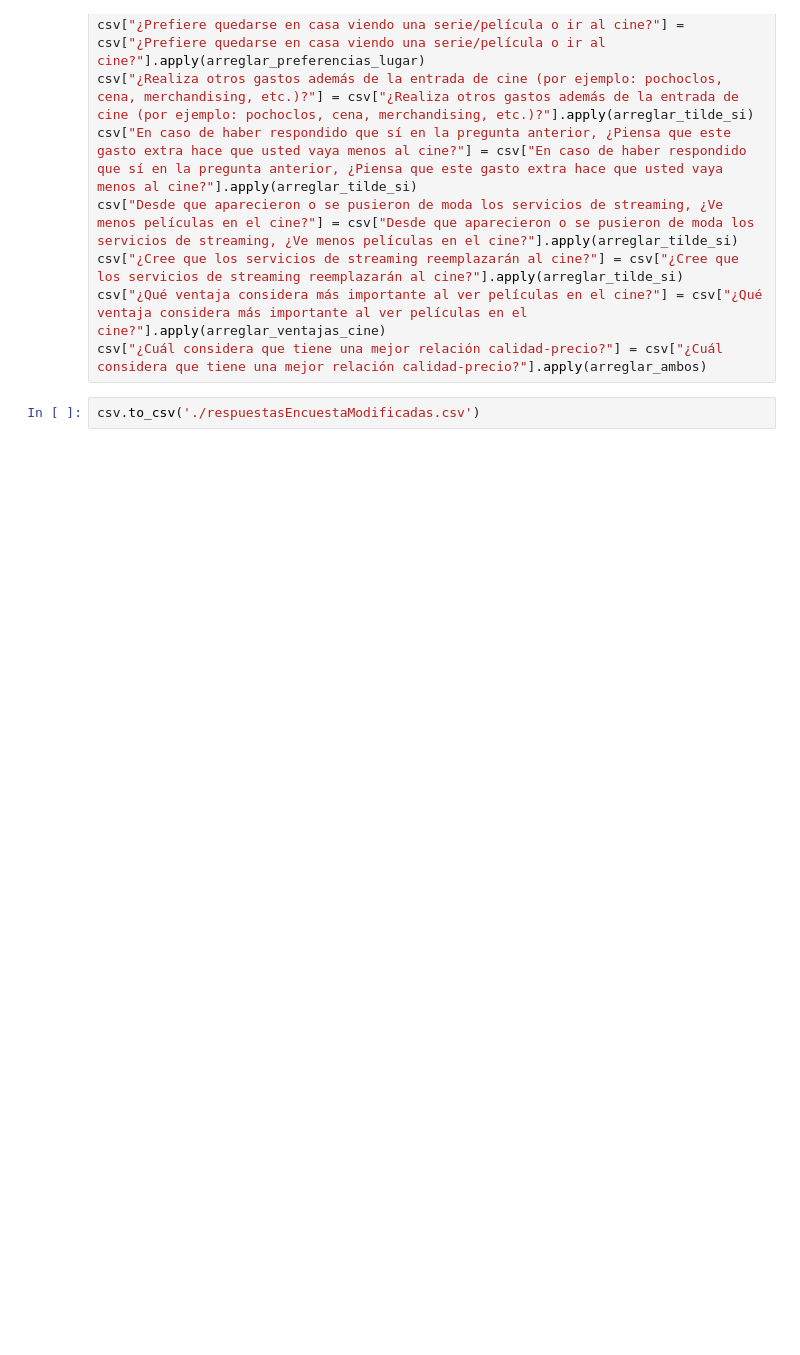
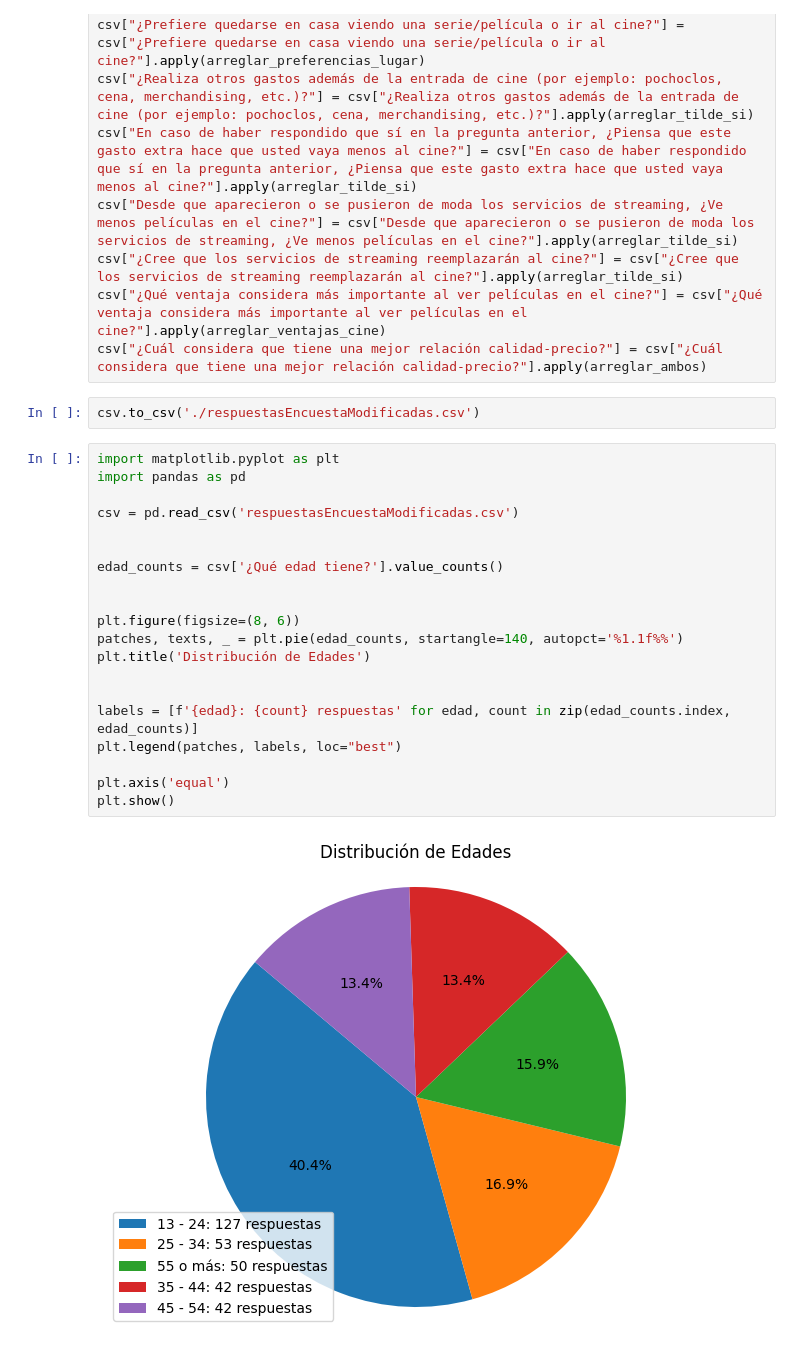
Before and after one commit to Incutti/TSopInfo_TPEncuesta, a Jupyter notebook: TpEncuesta.ipynb, the cells around one changed output. Cells and saved outputs as stored; diff of their text form; blank space fills up the shorter version.

```diff
--- a/TpEncuesta.ipynb
+++ b/TpEncuesta.ipynb
@@ -98,3 +98,25 @@ csv["¿Qué ventaja considera más importante al ver películas en el cine?"] =
 csv["¿Cuál considera que tiene una mejor relación calidad-precio?"] = csv["¿Cuál considera que tiene una mejor relación calidad-precio?"].apply(arreglar_ambos)
 # %%
 csv.to_csv('./respuestasEncuestaModificadas.csv')
+# %%
+import matplotlib.pyplot as plt
+import pandas as pd
+
+csv = pd.read_csv('respuestasEncuestaModificadas.csv')
+
+
+edad_counts = csv['¿Qué edad tiene?'].value_counts()
+
+
+plt.figure(figsize=(8, 6))
+patches, texts, _ = plt.pie(edad_counts, startangle=140, autopct='%1.1f%%')
+plt.title('Distribución de Edades')
+
+
+labels = [f'{edad}: {count} respuestas' for edad, count in zip(edad_counts.index, edad_counts)]
+plt.legend(patches, labels, loc="best")
+
+plt.axis('equal')
+plt.show()
+# %% [output]
+[figure, added]
```
Also changed, not shown: parts of 5 cells of this notebook.
